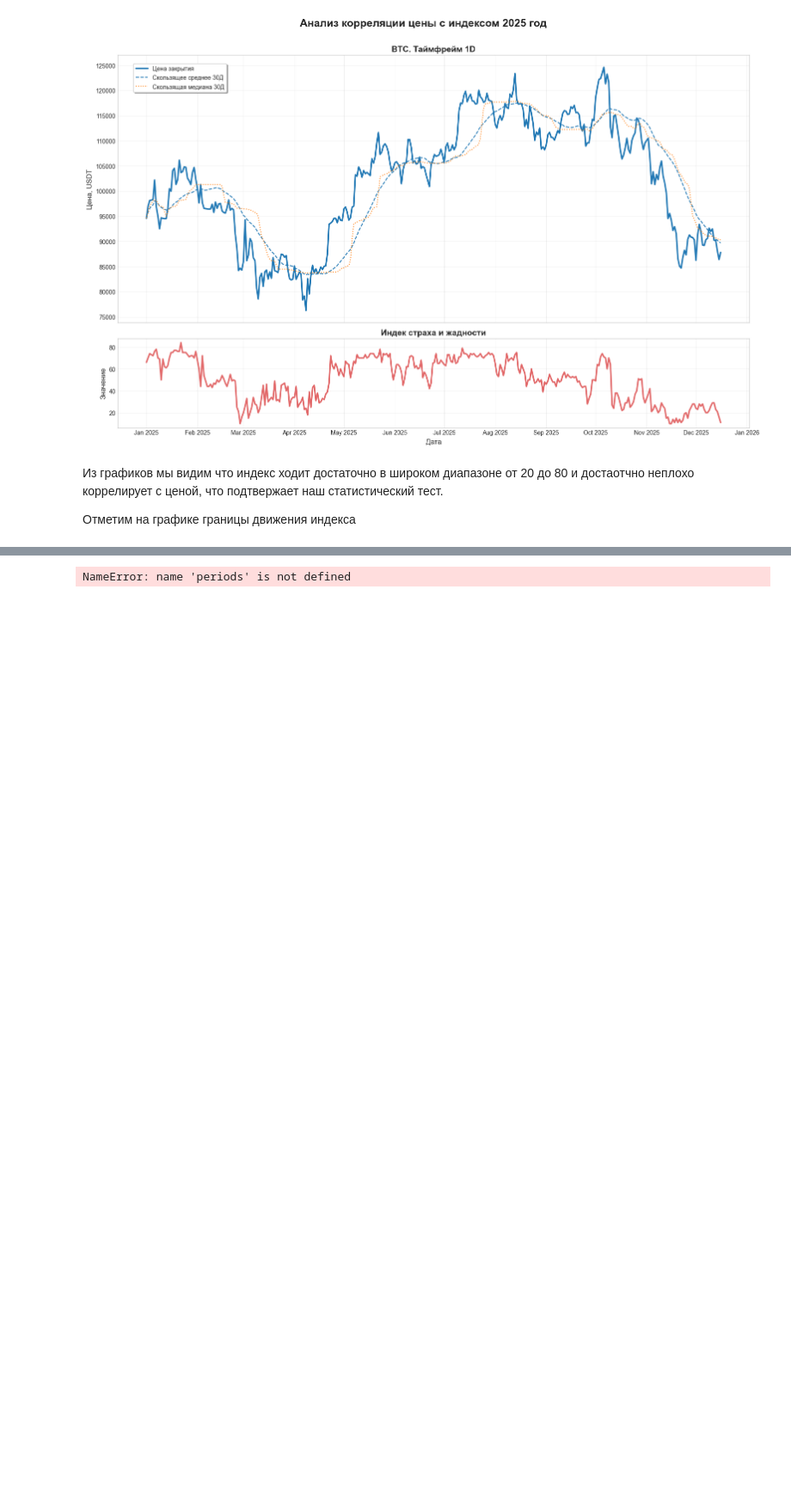
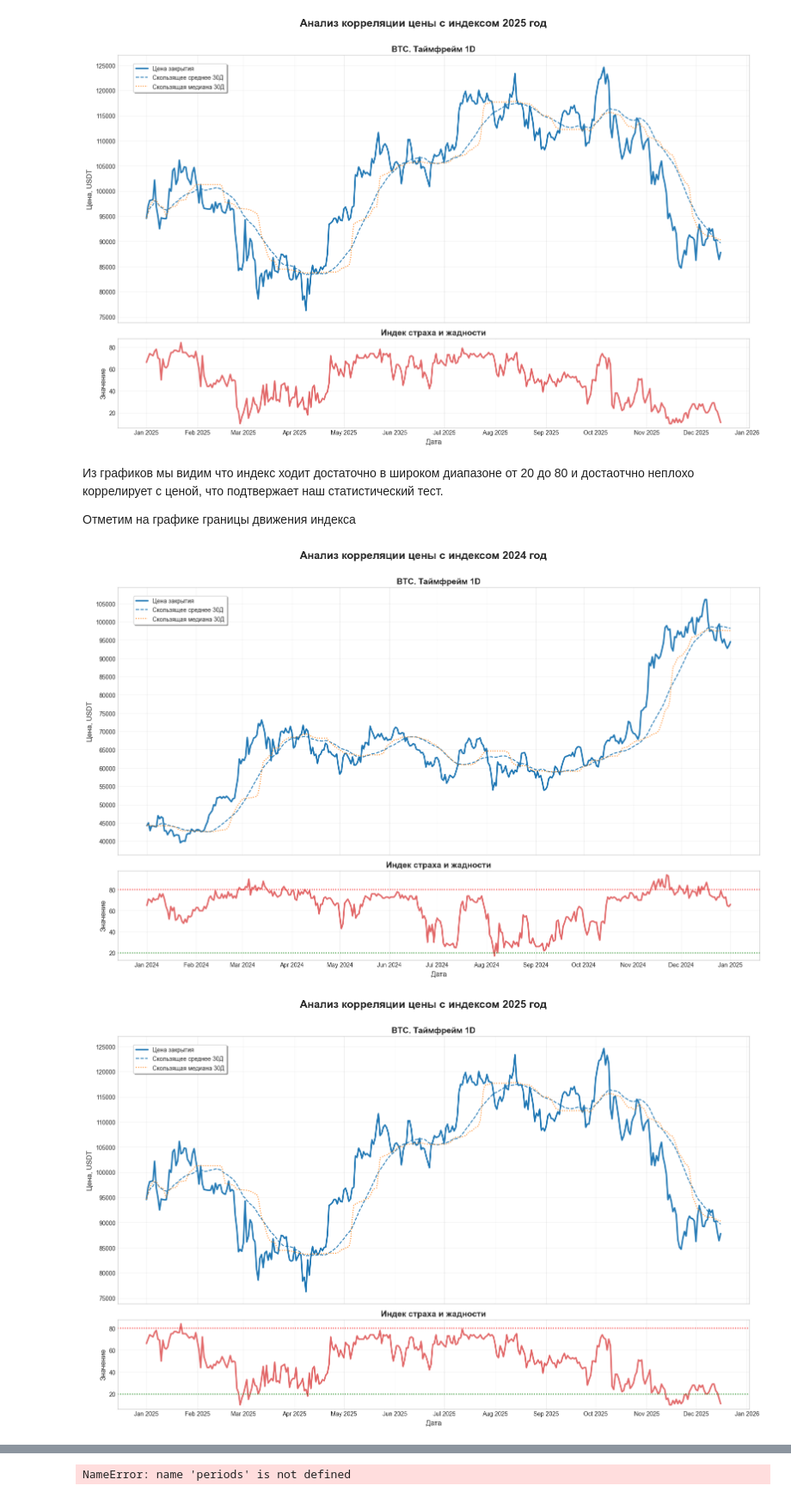
Before and after one commit to Sokolov57/BTC_Fear_Greed_Analysis, a Jupyter notebook: test_api.ipynb, the cells around one changed output, grey strips where cells are left out. Shown at 86% size. Saved outputs shown, nothing was run; the diff lists cells and outputs as text; code cells hidden in the pictures; blank space fills up the shorter version.

```diff
--- a/test_api.ipynb
+++ b/test_api.ipynb
@@ -471,3 +448,15 @@ total_plot_2025 = global_plot(total_2025, 2025)
 Из графиков мы видим что индекс ходит достаточно в широком диапазоне от 20 до 80 и достаотчно неплохо коррелирует с ценой, что подтвержает наш статистический тест.
 
 Отметим на графике границы движения индекса
+# %%
+# Задаем параметры линий
+lines = {
+    80: {'color': 'red', 'linestyle': ':'},
+    20: {'color': 'green', 'linestyle': ':'}
+}
+
+total_plot_2024_lines = global_plot(total_2024, index_lines=lines)
+total_plot_2025_lines = global_plot(total_2025, index_lines=lines)
+# %% [output]
+[figure, added]
+[figure, added]
```
Also changed, not shown: parts of 6 cells of this notebook.
